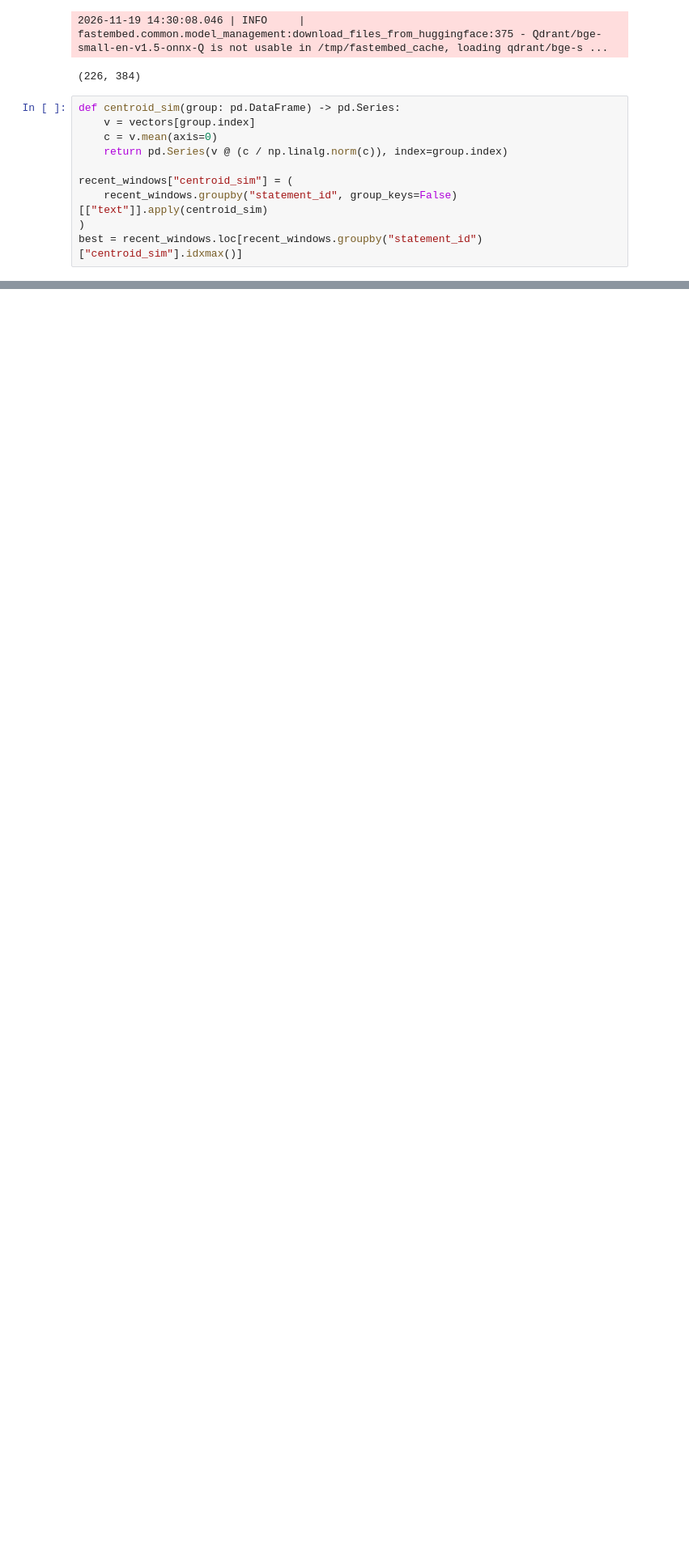
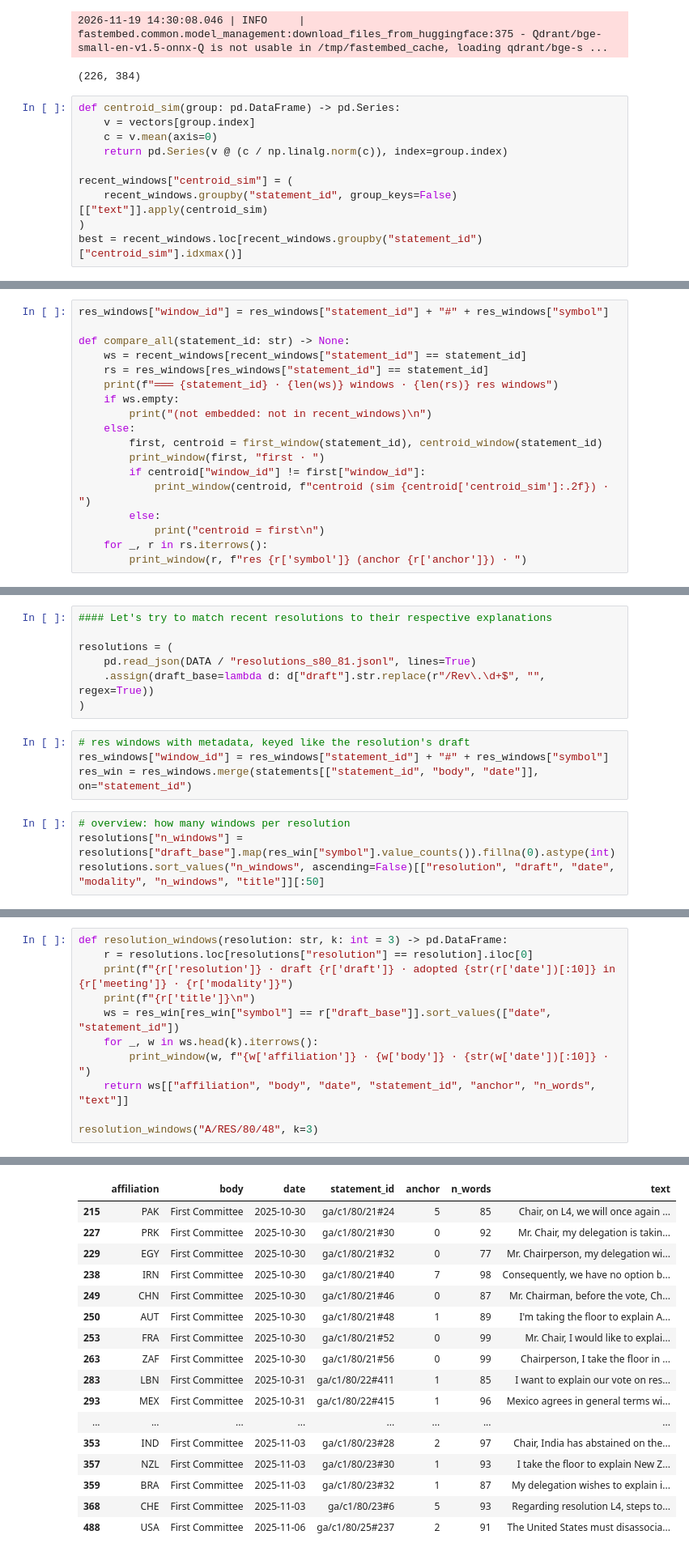
Before and after one commit to unst-ethz/policy-pulse, a Jupyter notebook: notebooks/janic/statement_parsing/statements_pipeline.ipynb, the cells around one changed output, grey strips where cells are left out. Shown at 81% size. Cells and saved outputs as stored; diff of their text form; blank space fills up the shorter version.

Commit message:
comparing more approaches to get windows

```diff
--- a/notebooks/janic/statement_parsing/statements_pipeline.ipynb
+++ b/notebooks/janic/statement_parsing/statements_pipeline.ipynb
@@ -1918,0 +2134,18 @@ These are fundamental for developing countries. which have been prioritized in t
+# %%
+res_windows["window_id"] = res_windows["statement_id"] + "#" + res_windows["symbol"]
+
+def compare_all(statement_id: str) -> None:
+    ws = recent_windows[recent_windows["statement_id"] == statement_id]
+    rs = res_windows[res_windows["statement_id"] == statement_id]
+    print(f"═══ {statement_id} · {len(ws)} windows · {len(rs)} res windows")
+    if ws.empty:
+        print("(not embedded: not in recent_windows)\n")
+    else:
+        first, centroid = first_window(statement_id), centroid_window(statement_id)
+        print_window(first, "first · ")
+        if centroid["window_id"] != first["window_id"]:
+            print_window(centroid, f"centroid (sim {centroid['centroid_sim']:.2f}) · ")
+        else:
+            print("centroid = first\n")
+    for _, r in rs.iterrows():
+        print_window(r, f"res {r['symbol']} (anchor {r['anchor']}) · ")
@@ -1918,0 +2294,15 @@ These are fundamental for developing countries. which have been prioritized in t
+# %%
+#### Let's try to match recent resolutions to their respective explanations
+
+resolutions = (
+    pd.read_json(DATA / "resolutions_s80_81.jsonl", lines=True)
+    .assign(draft_base=lambda d: d["draft"].str.replace(r"/Rev\.\d+$", "", regex=True))
+)
+# %%
+# res windows with metadata, keyed like the resolution's draft
+res_windows["window_id"] = res_windows["statement_id"] + "#" + res_windows["symbol"]
+res_win = res_windows.merge(statements[["statement_id", "body", "date"]], on="statement_id")
+# %%
+# overview: how many windows per resolution
+resolutions["n_windows"] = resolutions["draft_base"].map(res_win["symbol"].value_counts()).fillna(0).astype(int)
+resolutions.sort_values("n_windows", ascending=False)[["resolution", "draft", "date", "modality", "n_windows", "title"]][:50]
@@ -1918,0 +2334,12 @@ These are fundamental for developing countries. which have been prioritized in t
+# %%
+def resolution_windows(resolution: str, k: int = 3) -> pd.DataFrame:
+    r = resolutions.loc[resolutions["resolution"] == resolution].iloc[0]
+    print(f"{r['resolution']} · draft {r['draft']} · adopted {str(r['date'])[:10]} in {r['meeting']} · {r['modality']}")
+    print(f"{r['title']}\n")
+    ws = res_win[res_win["symbol"] == r["draft_base"]].sort_values(["date", "statement_id"])
+    for _, w in ws.head(k).iterrows():
+        print_window(w, f"{w['affiliation']} · {w['body']} · {str(w['date'])[:10]} · ")
+    return ws[["affiliation", "body", "date", "statement_id", "anchor", "n_words", "text"]]
+
+resolution_windows("A/RES/80/48", k=3)
+# %% [output]
@@ -1918,0 +2365,17 @@ These are fundamental for developing countries. which have been prioritized in t
+|  | affiliation | body | date | statement_id | anchor | n_words | text |
+| 215 | PAK | First Committee | 2025-10-30 | ga/c1/80/21#24 | 5 | 85 | Chair, on L4, we will once again ... |
+| 227 | PRK | First Committee | 2025-10-30 | ga/c1/80/21#30 | 0 | 92 | Mr. Chair, my delegation is takin... |
+| 229 | EGY | First Committee | 2025-10-30 | ga/c1/80/21#32 | 0 | 77 | Mr. Chairperson, my delegation wi... |
+| 238 | IRN | First Committee | 2025-10-30 | ga/c1/80/21#40 | 7 | 98 | Consequently, we have no option b... |
+| 249 | CHN | First Committee | 2025-10-30 | ga/c1/80/21#46 | 0 | 87 | Mr. Chairman, before the vote, Ch... |
+| 250 | AUT | First Committee | 2025-10-30 | ga/c1/80/21#48 | 1 | 89 | I'm taking the floor to explain A... |
+| 253 | FRA | First Committee | 2025-10-30 | ga/c1/80/21#52 | 0 | 99 | Mr. Chair, I would like to explai... |
+| 263 | ZAF | First Committee | 2025-10-30 | ga/c1/80/21#56 | 0 | 99 | Chairperson, I take the floor in ... |
+| 283 | LBN | First Committee | 2025-10-31 | ga/c1/80/22#411 | 1 | 85 | I want to explain our vote on res... |
+| 293 | MEX | First Committee | 2025-10-31 | ga/c1/80/22#415 | 1 | 96 | Mexico agrees in general terms wi... |
+| ... | ... | ... | ... | ... | ... | ... | ... |
+| 353 | IND | First Committee | 2025-11-03 | ga/c1/80/23#28 | 2 | 97 | Chair, India has abstained on the... |
+| 357 | NZL | First Committee | 2025-11-03 | ga/c1/80/23#30 | 1 | 93 | I take the floor to explain New Z... |
+| 359 | BRA | First Committee | 2025-11-03 | ga/c1/80/23#32 | 1 | 87 | My delegation wishes to explain i... |
+| 368 | CHE | First Committee | 2025-11-03 | ga/c1/80/23#6 | 5 | 93 | Regarding resolution L4, steps to... |
+| 488 | USA | First Committee | 2025-11-06 | ga/c1/80/25#237 | 2 | 91 | The United States must disassocia... |
```
Also changed, not shown: parts of 27 cells of this notebook.
